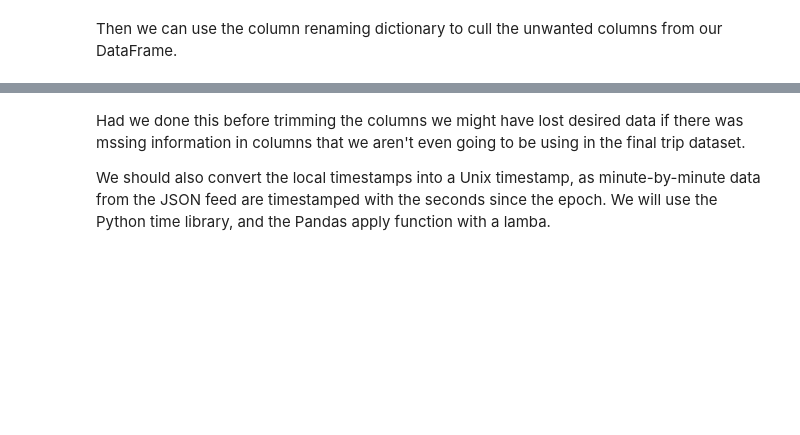
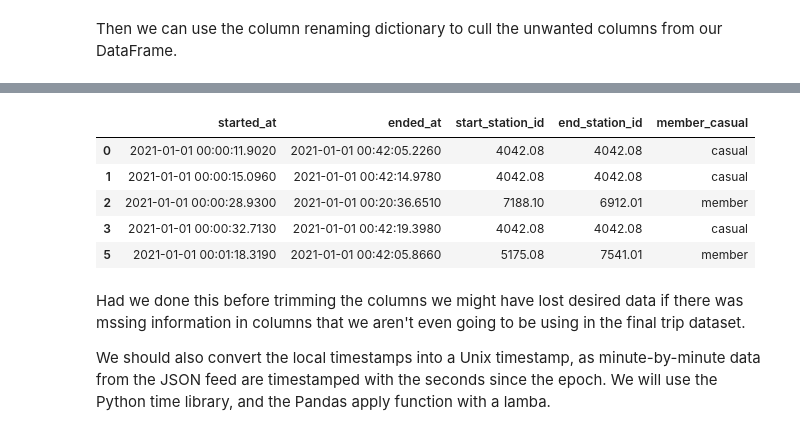
Before and after one commit to DonRomaniello/CitibikeDocks, a Jupyter notebook: TripData.ipynb, the cells around one changed output, grey strips where cells are left out. Drawn from its saved outputs; the diff is of its cells as text; code cells hidden in the pictures; blank space fills up the shorter version.

```diff
--- a/TripData.ipynb
+++ b/TripData.ipynb
@@ -104,4 +106,6 @@ stationNameDictionary = dict(zip(stationLocations[stationLocations['short_name']
                                                             regex=True)==False].legacy_id.astype('int64'),
                                                             stationLocations[stationLocations['short_name'].str.contains('[a-zA-Z]+',
                                                             regex=True)==False].short_name))
+
+customerSubscriberDictionary = dict({'Customer' : 'casual', 'Subscriber' : 'member'})
 # %% [markdown]
@@ -153,0 +160,2 @@ Drop NaNs...
+# %%
+legacyTrips.replace({ 'member_casual' : customerSubscriberDictionary}, inplace=True)
@@ -162,4 +173,13 @@ end_station_id      0
 dtype: int64
+# %%
+legacyTrips.head()
+# %% [output]
+|  | started_at | ended_at | start_station_id | end_station_id | member_casual |
+| 0 | 2021-01-01 00:00:11.9020 | 2021-01-01 00:42:05.2260 | 4042.08 | 4042.08 | casual |
+| 1 | 2021-01-01 00:00:15.0960 | 2021-01-01 00:42:14.9780 | 4042.08 | 4042.08 | casual |
+| 2 | 2021-01-01 00:00:28.9300 | 2021-01-01 00:20:36.6510 | 7188.10 | 6912.01 | member |
+| 3 | 2021-01-01 00:00:32.7130 | 2021-01-01 00:42:19.3980 | 4042.08 | 4042.08 | casual |
+| 5 | 2021-01-01 00:01:18.3190 | 2021-01-01 00:42:05.8660 | 5175.08 | 7541.01 | member |
 # %% [markdown]
 Had we done this before trimming the columns we might have lost desired data if there was mssing information in columns that we aren't even going to be using in the final trip dataset.
 
```
Also changed, not shown: parts of 9 cells of this notebook.
